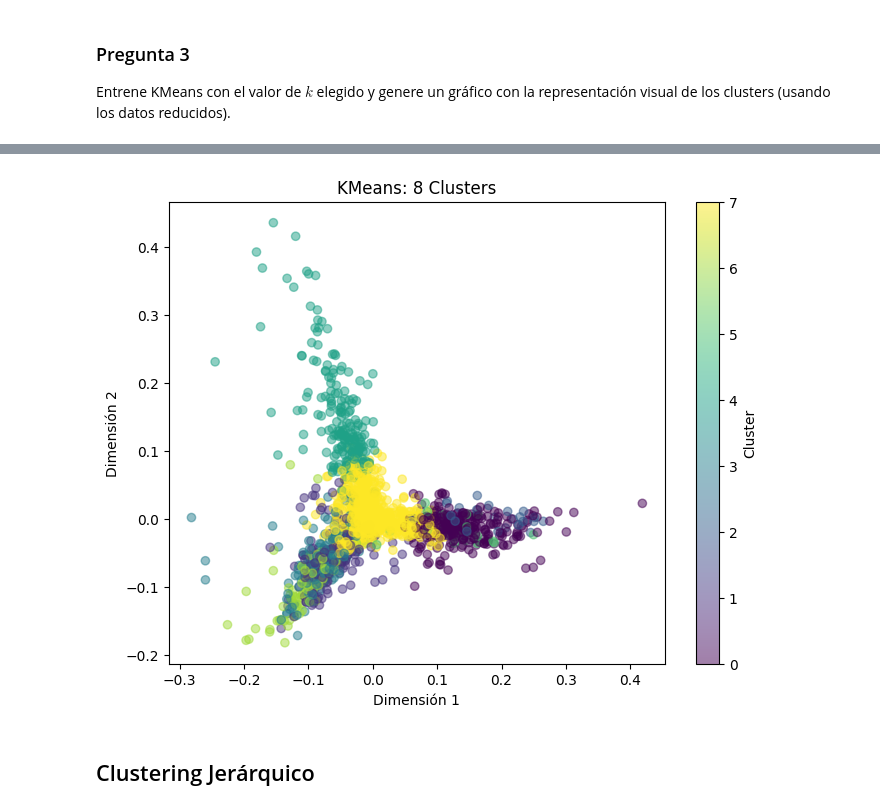
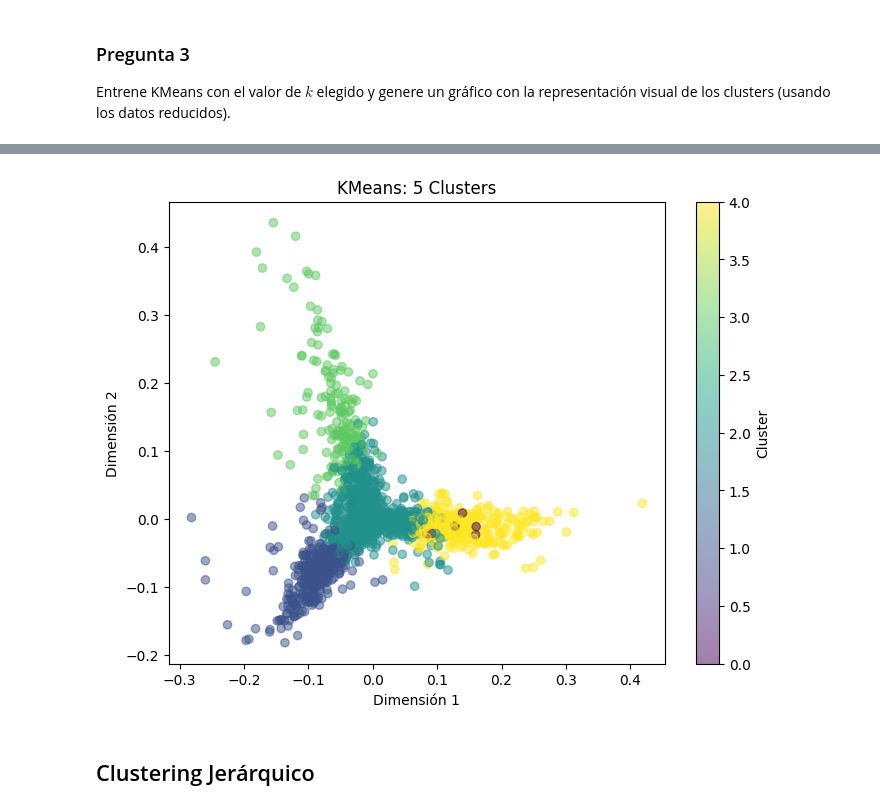
Before and after one commit to SebaSalasLvd/laboratorios-mineria, a Jupyter notebook: lab5/CC5205_Laboratorio_5.ipynb, the cells around one changed output, grey strips where cells are left out. Saved outputs shown, nothing was run; the diff lists cells and outputs as text; code cells hidden in the pictures.

```diff
--- a/lab5/CC5205_Laboratorio_5.ipynb
+++ b/lab5/CC5205_Laboratorio_5.ipynb
@@ -169,23 +169,23 @@ plt.show()
 # %%
-k = 8
-kmeans = KMeans(n_clusters=k)
+k = 5
+kmeans = KMeans(n_clusters=k, random_state=0)
 kmeans.fit(X_pca)
 
 centroids = kmeans.cluster_centers_
 labels = kmeans.labels_
 
 plt.figure(figsize=(8, 6))
 x = X_pca[:, 0]
 y = X_pca[:, 1]
 plt.scatter(x, y, c=labels, alpha=0.5)
 
 plt.colorbar(label='Cluster')
 plt.xlabel('Dimensión 1')
 plt.ylabel('Dimensión 2')
 plt.title(f'KMeans: {k} Clusters')
 plt.show()
 # %% [output]
-[figure, old version]
+[figure, new version]
 # %% [markdown]
 ## Clustering Jerárquico
 # %% [markdown]
```
Also changed, not shown: parts of 13 cells of this notebook.
